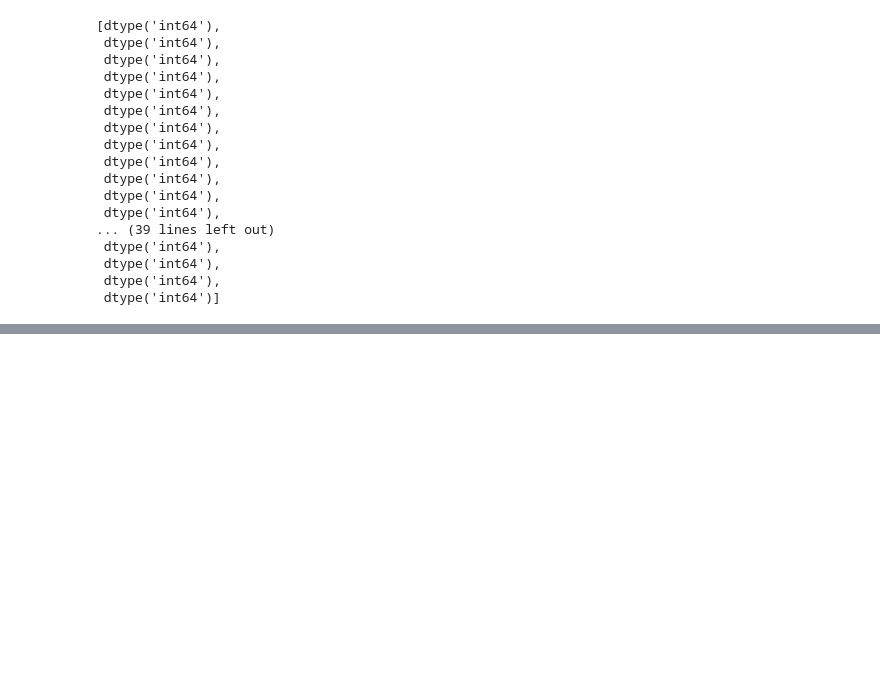
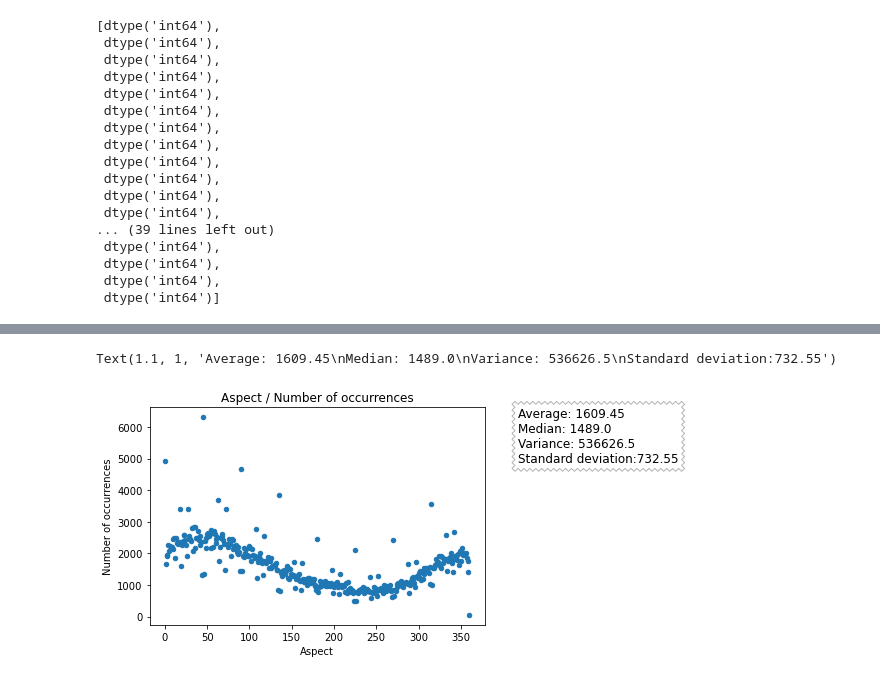
Before and after one commit to elloa-uea/projeto-pratico-3-rna-pp3-team-seven, a Jupyter notebook: notebooks/PP3.2 - Conhecendo o Conjunto de Dados.ipynb, the cells around one changed output, grey strips where cells are left out. Saved outputs shown, nothing was run; the diff lists cells and outputs as text; code cells hidden in the pictures; blank space fills up the shorter version.

```diff
--- a/notebooks/PP3.2 - Conhecendo o Conjunto de Dados.ipynb
+++ b/notebooks/PP3.2 - Conhecendo o Conjunto de Dados.ipynb
@@ -126,0 +161,16 @@ data_type
+# %%
+# Number of occurrences for each 'Aspect' attribute value
+new_data = dados['Aspect'].value_counts()
+
+# Exclusive 'Aspect' dataframe
+new_data_df = list(zip(new_data.index, new_data))
+new_data_df = pd.DataFrame(new_data_df, columns = ['Aspect', 'Number of occurrences'])
+
+# Graphic
+ax = new_data_df.plot.scatter(x='Aspect',y='Number of occurrences', colormap='viridis')
+ax.set_title('Aspect / Number of occurrences')
+props = dict(boxstyle='Sawtooth', facecolor='white', alpha=0.3, pad=.5)
+ax.text(1.1, 1, statistics(new_data_df['Number of occurrences']), transform=ax.transAxes, fontsize=12, verticalalignment='top', bbox=props)
+# %% [output]
+Text(1.1, 1, 'Average: 1609.45\nMedian: 1489.0\nVariance: 536626.5\nStandard deviation:732.55')
+[figure, added]
```
Also changed, not shown: parts of 13 cells of this notebook, 1 other file.
